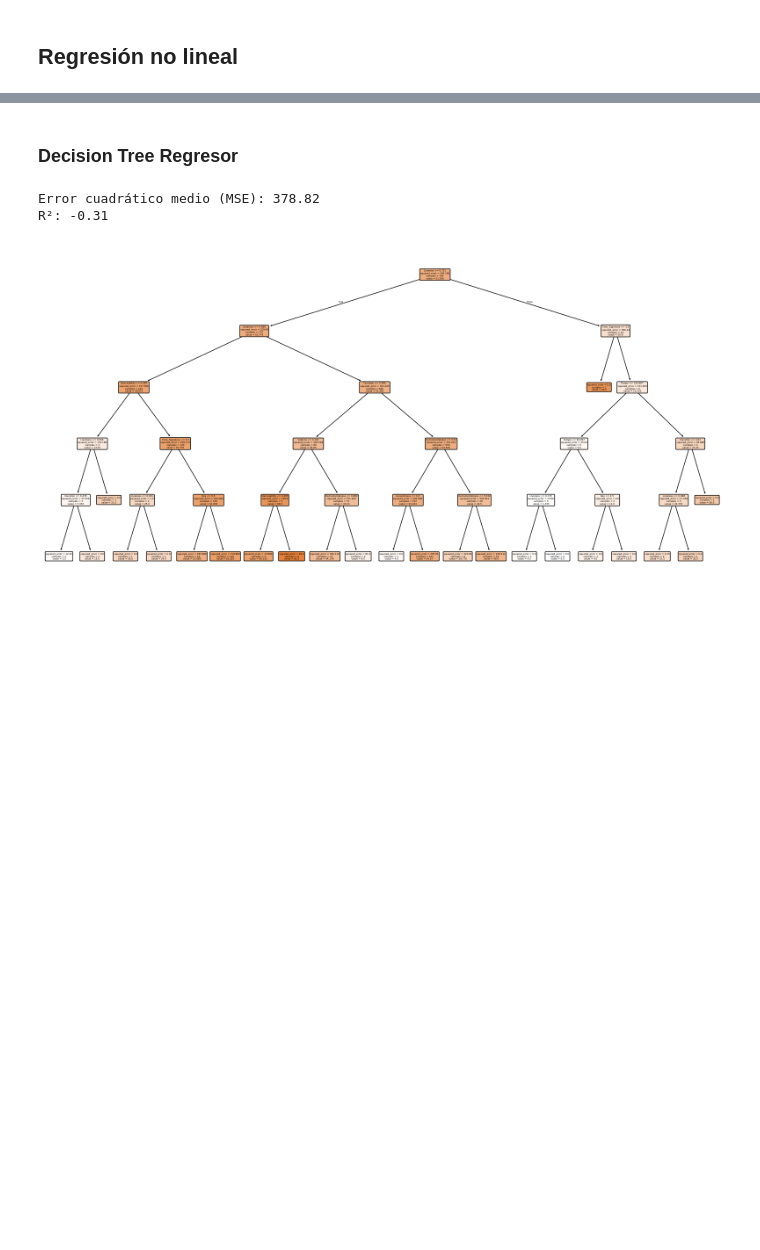
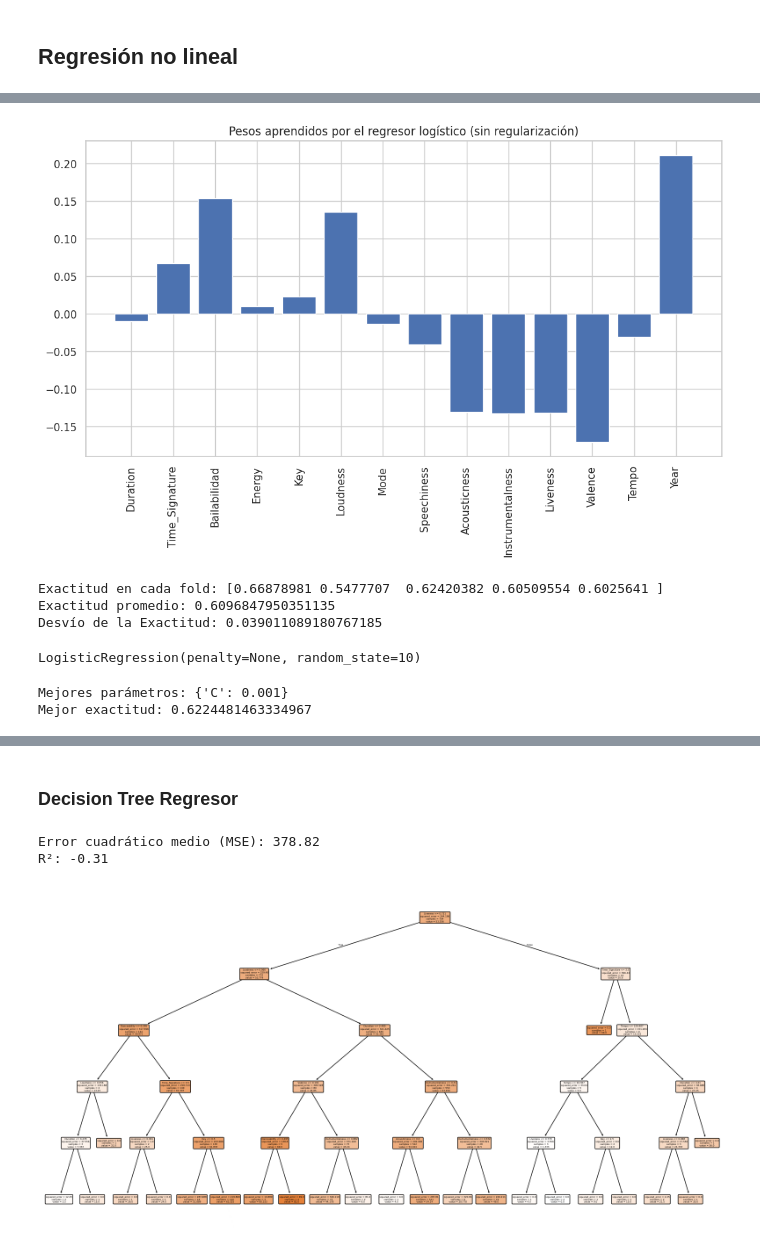
Before and after one commit to nachoperna/Fundamentos-de-la-Ciencia-de-Datos, a Jupyter notebook: TPE/tpe.ipynb, the cells around one changed output, grey strips where cells are left out. Saved outputs shown, nothing was run; the diff lists cells and outputs as text; code cells hidden in the pictures; blank space fills up the shorter version.

```diff
--- a/TPE/tpe.ipynb
+++ b/TPE/tpe.ipynb
@@ -1736,0 +1554,8 @@ plt.show()
+# %%
+# Ajustar StandardScaler sobre X_train
+scaler = StandardScaler()
+scaler.fit(X_train)
+
+# Estandarizar X_train y X_test usando el scaler ajustado
+X_train_stand = scaler.transform(X_train)
+X_test_stand = scaler.transform(X_test)
@@ -1736,0 +1572,57 @@ plt.show()
+# %%
+# Recuperamos los coeficientes del modelo logístico
+theta_logistic = logistic_model.coef_
+
+# Graficamos los coeficientes del modelo logístico
+fig, ax = plt.subplots(figsize=(12, 6))
+ax.bar(np.arange(0, theta_logistic.size), np.squeeze(theta_logistic))
+labels = copia_regresionlog.columns
+ax.set_xticks(np.arange(0, theta_logistic.size))
+ax.set_xticklabels(labels=labels, rotation=90)
+ax.set_title('Pesos aprendidos por el regresor logístico (sin regularización)')
+plt.show()
+# %% [output]
+[figure, added]
+# %%
+from sklearn.model_selection import cross_val_score
+
+# Crear un modelo de Regresión Logística baseline
+baseline_logistic_model = LogisticRegression(penalty=None, random_state=10)
+
+# Realizar la validación cruzada y calcular la precisión
+cv_scores = cross_val_score(baseline_logistic_model, X_train_stand, y_train, cv=5, scoring='accuracy')
+
+# Imprimir los resultados de la validación cruzada
+print("Exactitud en cada fold:", cv_scores)
+print("Exactitud promedio:", cv_scores.mean())
+print("Desvío de la Exactitud:", cv_scores.std())
+
+# Dejamos el modelo entrenado al final
+baseline_logistic_model.fit(X_train_stand, y_train)
+# %% [output]
+Exactitud en cada fold: [0.66878981 0.5477707  0.62420382 0.60509554 0.6025641 ]
+Exactitud promedio: 0.6096847950351135
+Desvío de la Exactitud: 0.039011089180767185
+LogisticRegression(penalty=None, random_state=10)
+# %%
+from sklearn.model_selection import GridSearchCV
+
+# Definir los valores de alpha que queremos probar
+param_grid = {'C': [0.001, 0.01, 0.1, 1, 10, 100]}
+
+# Crear un modelo de Regresión Logística
+logistic_model = LogisticRegression(penalty='l2', max_iter=1000, random_state=10)
+
+# Crear un objeto GridSearchCV
+grid_search = GridSearchCV(logistic_model, param_grid, cv=5, scoring='accuracy')
+
+# Ajustar el modelo a los datos de entrenamiento
+grid_search.fit(X_train_stand, y_train)
+
+# Imprimir los mejores parámetros encontrados
+print("Mejores parámetros:", grid_search.best_params_)
+# Imprimir la mejor exactitud encontrada
+print("Mejor exactitud:", grid_search.best_score_)
+# %% [output]
+Mejores parámetros: {'C': 0.001}
+Mejor exactitud: 0.6224481463334967
```
Also changed, not shown: parts of 126 cells of this notebook.
